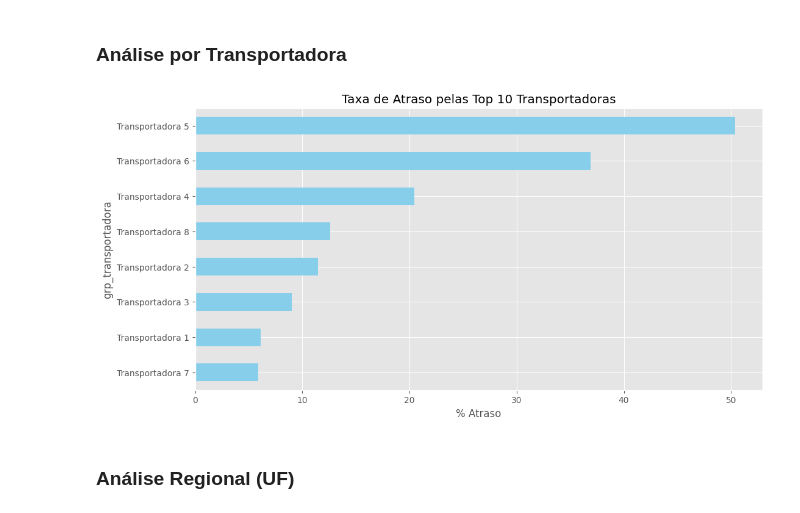
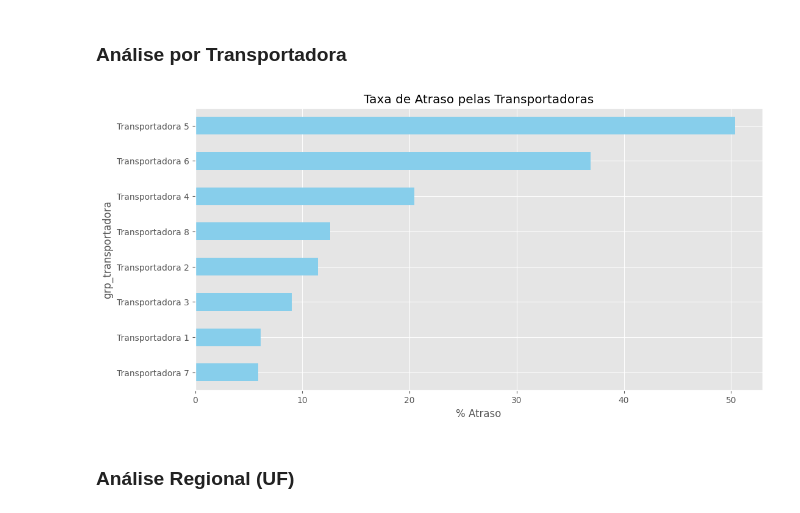
Before and after one commit to tashima42/user-experience-ciencia-de-dados, a Jupyter notebook: deep_analysis.ipynb, the cells around one changed output. Saved outputs shown, nothing was run; the diff lists cells and outputs as text; code cells hidden in the pictures.

Commit message:
atualizacao titulo transp.
Signed-off-by: Daniel Alexandre Cordeiro <daniel.cordeiro@simepar.br>

```diff
--- a/deep_analysis.ipynb
+++ b/deep_analysis.ipynb
@@ -176,14 +176,14 @@ Taxa de atraso entre 17h e 18h: 27.24%
 # %%
 top_transportadoras = df['grp_transportadora'].value_counts().head(10).index
 atraso_transp = df[df['grp_transportadora'].isin(top_transportadoras)].groupby('grp_transportadora')['is_atrasado'].mean() * 100
 
 plt.figure(figsize=(12, 6))
 atraso_transp.sort_values().plot(kind='barh', color='skyblue')
-plt.title('Taxa de Atraso pelas Top 10 Transportadoras')
+plt.title('Taxa de Atraso pelas Transportadoras')
 plt.xlabel('% Atraso')
 plt.show()
 # %% [output]
-[figure, old version]
+[figure, new version]
 # %% [markdown]
 ### Análise Regional (UF)
 # %%
```
Also changed, not shown: parts of 1 cell of this notebook.
